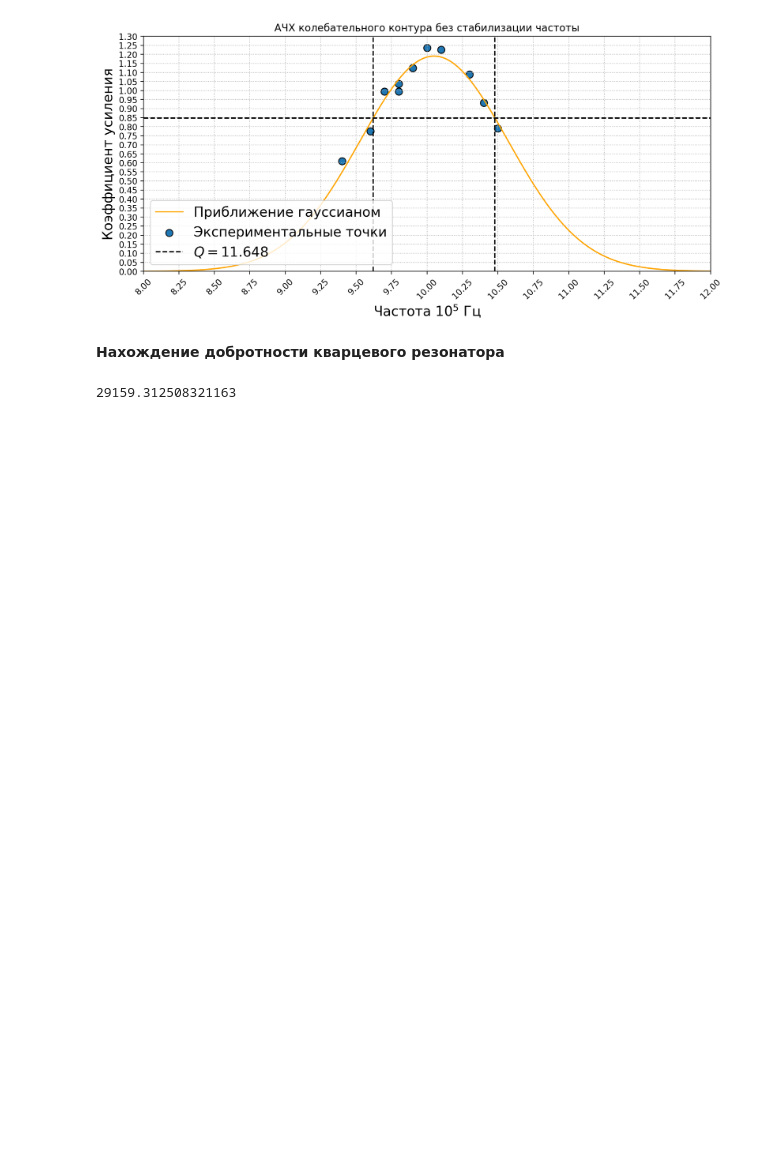
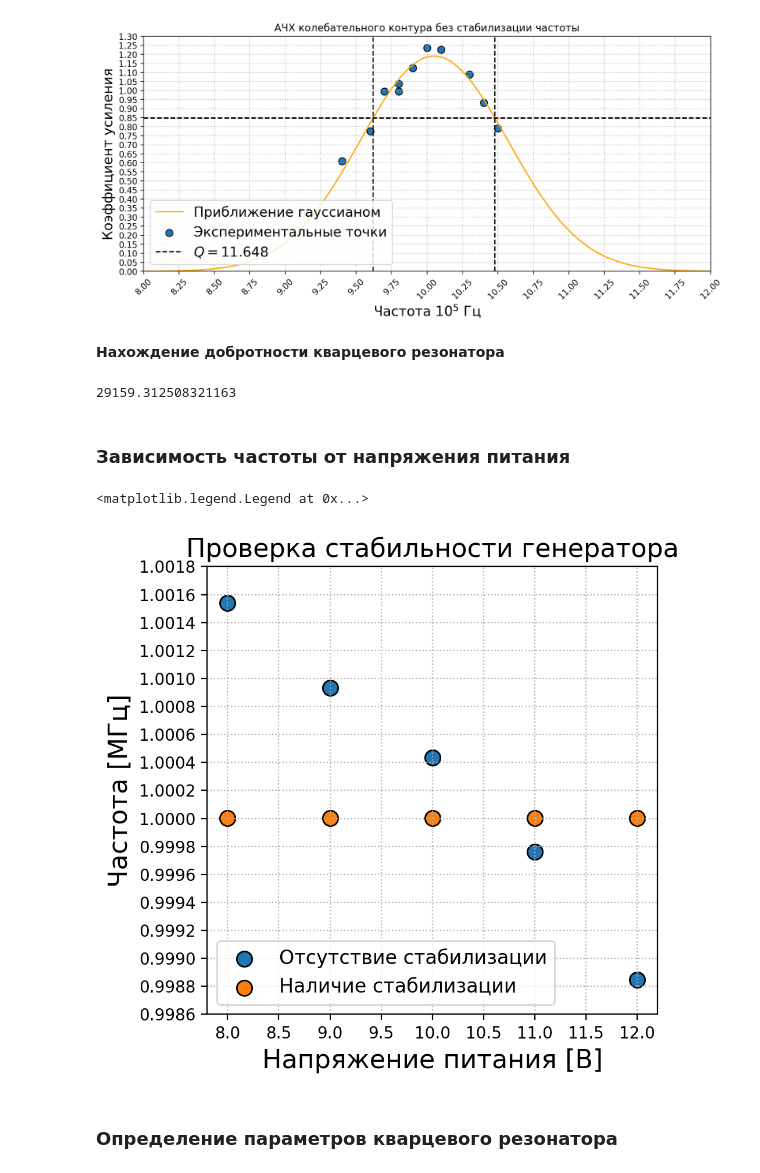
Before and after one commit to ShmakovVladimir/Labs, a Jupyter notebook: Схемотехника/Генераторы колебаний/main.ipynb, the cells around one changed output. Cells and saved outputs as stored; diff of their text form; code cells hidden in the pictures; blank space fills up the shorter version.

```diff
--- a/Схемотехника/Генераторы колебаний/main.ipynb
+++ b/Схемотехника/Генераторы колебаний/main.ipynb
@@ -68,3 +68,31 @@ Q_k = Q * delta_f / delta_f_k
 print(Q_k)
 # %% [output]
 29159.312508321163
+# %% [markdown]
+### Зависимость частоты от напряжения питания
+# %%
+data_1 = pd.read_csv('freq_by_volt_1.csv')
+data = pd.read_csv("freq_by_volt.csv")
+plt.figure(figsize = (5, 5), dpi = 200)
+plt.scatter(data.volt,
+            data.freq,
+            s = 90,
+            edgecolors='black',
+            label = 'Отсутствие стабилизации')
+plt.scatter(data_1.volt,
+            data_1.freq,
+            s = 90,
+            edgecolors='black',
+            label = 'Наличие стабилизации')
+plt.yticks(np.arange(0.986, 1.0020, 0.0002))
+plt.ylim(0.9986, 1.0018)
+plt.xlabel("Напряжение питания [В]", fontsize = 16)
+plt.ylabel("Частота [МГц]", fontsize = 16)
+plt.grid(ls = ':')
+plt.title("Проверка стабильности генератора", fontsize = 16)
+plt.legend(fontsize = 12, loc = 'lower left')
+# %% [output]
+<matplotlib.legend.Legend at 0x...>
+[figure, added]
+# %% [markdown]
+### Определение параметров кварцевого резонатора
```
Also changed, not shown: 11 other files.
